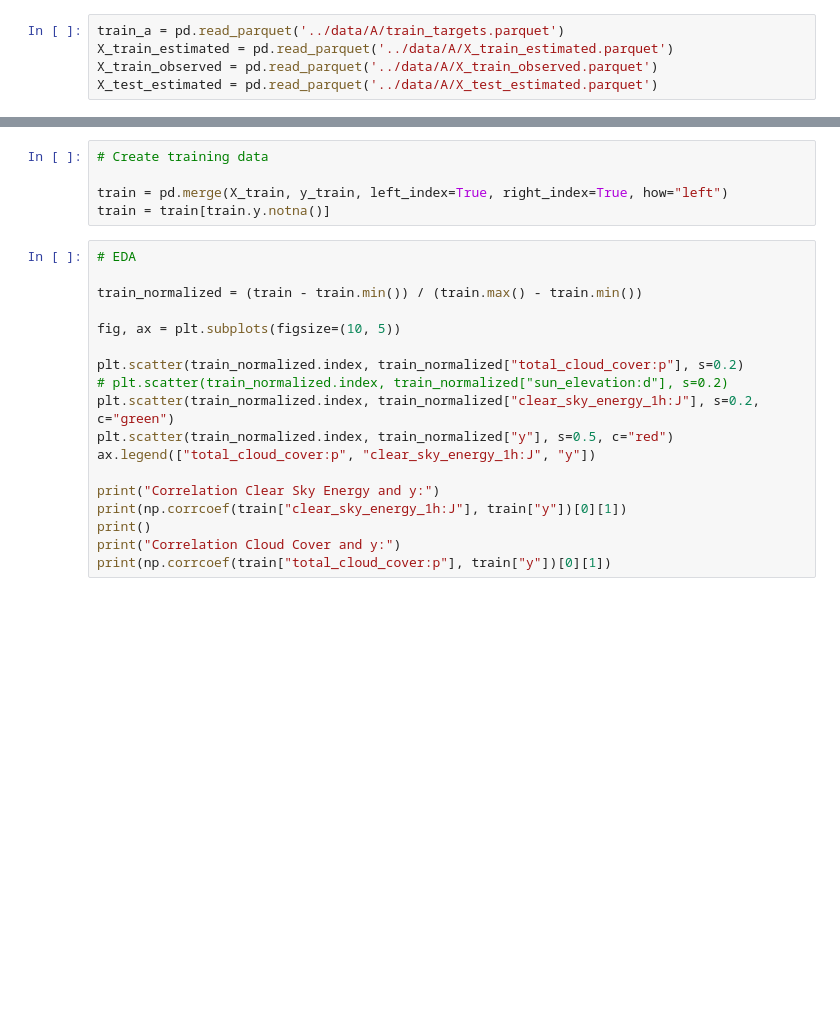
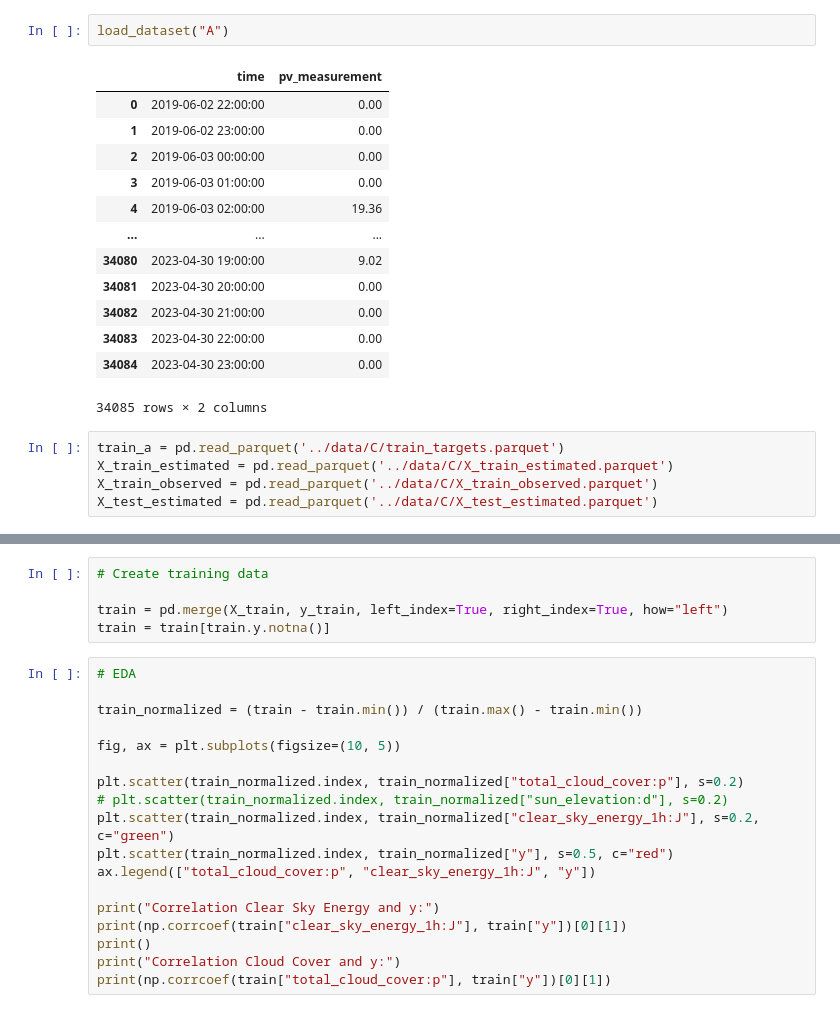
Before and after one commit to mathiasraa/tdt4173-forecasting, a Jupyter notebook: notebooks/eda.ipynb, the cells around one changed output, grey strips where cells are left out. Drawn from its saved outputs; the diff is of its cells as text; blank space fills up the shorter version.

```diff
--- a/notebooks/eda.ipynb
+++ b/notebooks/eda.ipynb
@@ -6,10 +18,26 @@ import numpy as np
 
 sns.set_theme(style="darkgrid")
+# %%
+load_dataset("A")
+# %% [output]
+|  | time | pv_measurement |
+| 0 | 2019-06-02 22:00:00 | 0.00 |
+| 1 | 2019-06-02 23:00:00 | 0.00 |
+| 2 | 2019-06-03 00:00:00 | 0.00 |
+| 3 | 2019-06-03 01:00:00 | 0.00 |
+| 4 | 2019-06-03 02:00:00 | 19.36 |
+| ... | ... | ... |
+| 34080 | 2023-04-30 19:00:00 | 9.02 |
+| 34081 | 2023-04-30 20:00:00 | 0.00 |
+| 34082 | 2023-04-30 21:00:00 | 0.00 |
+| 34083 | 2023-04-30 22:00:00 | 0.00 |
+| 34084 | 2023-04-30 23:00:00 | 0.00 |
+34085 rows × 2 columns
 # %%
-train_a = pd.read_parquet('../data/A/train_targets.parquet')
-X_train_estimated = pd.read_parquet('../data/A/X_train_estimated.parquet')
-X_train_observed = pd.read_parquet('../data/A/X_train_observed.parquet')
-X_test_estimated = pd.read_parquet('../data/A/X_test_estimated.parquet')
+train_a = pd.read_parquet('../data/C/train_targets.parquet')
+X_train_estimated = pd.read_parquet('../data/C/X_train_estimated.parquet')
+X_train_observed = pd.read_parquet('../data/C/X_train_observed.parquet')
+X_test_estimated = pd.read_parquet('../data/C/X_test_estimated.parquet')
 # %%
 # Clean up feature-set for training data
 
```
Also changed, not shown: parts of 17 cells of this notebook, 3 other files.
